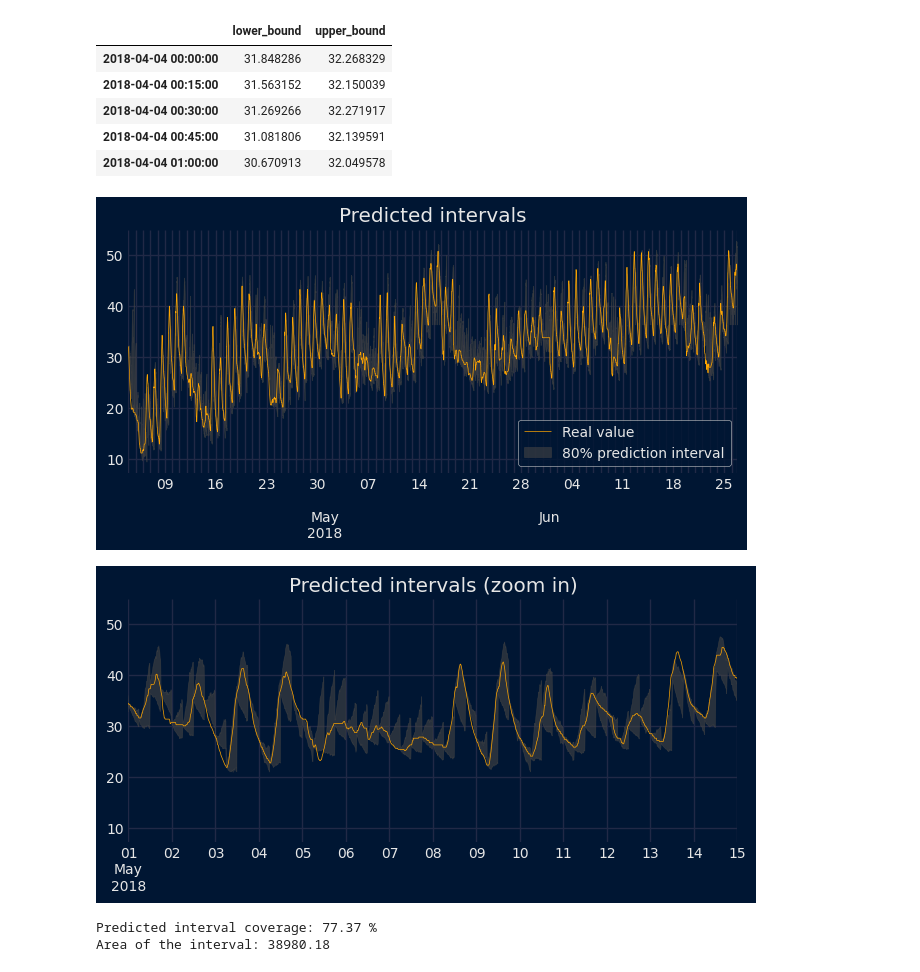
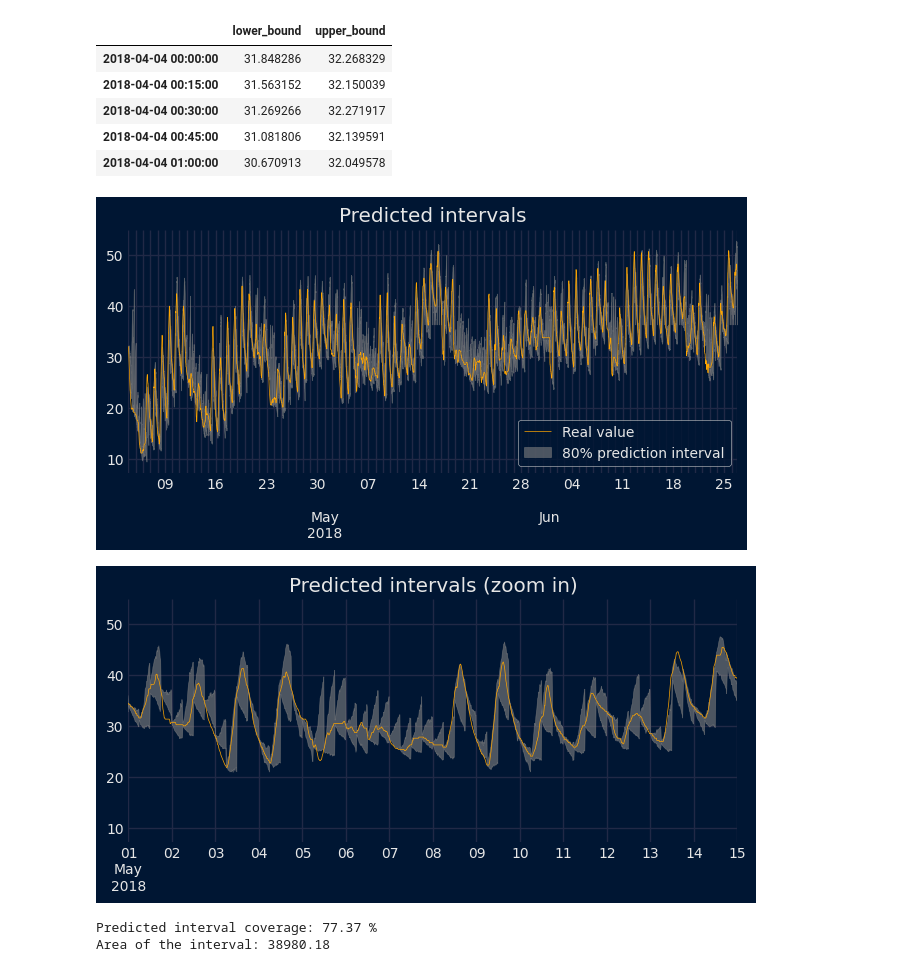
Before and after one commit to skforecast/skforecast, a Jupyter notebook: docs/user_guides/probabilistic-forecasting-quantile-regression.ipynb, the cells around one changed output. Cells and saved outputs as stored; diff of their text form; code cells hidden in the pictures.

```diff
--- a/docs/user_guides/probabilistic-forecasting-quantile-regression.ipynb
+++ b/docs/user_guides/probabilistic-forecasting-quantile-regression.ipynb
@@ -356,22 +355,22 @@ pred_intervals.head()
 # %%
 # Plot interval
 # ==============================================================================
 fig, ax = plt.subplots(figsize=(7, 3))
 data.loc[end_validation:, 'OT'].plot(ax=ax, label='Real value', color='orange')
 ax.fill_between(
     data.loc[end_validation:].index,
     pred_intervals['lower_bound'],
     pred_intervals['upper_bound'],
-    color = '#444444',
+    color = 'gray',
     alpha = 0.6,
     zorder = 1,
     label = '80% prediction interval'
 )
 ax.set_xlabel('')
 ax.set_title("Predicted intervals")
 ax.legend();
 # %% [output]
-[figure, old version]
+[figure, new version]
 # %%
 # Plot intervals with zoom ['2018-05-01', '2018-05-15']
 # ==============================================================================
@@ -381,7 +380,7 @@ ax.fill_between(
     data.loc[end_validation:].index,
     pred_intervals['lower_bound'],
     pred_intervals['upper_bound'],
-    color = '#444444',
+    color = 'gray',
     alpha = 0.6,
     zorder = 1,
     label = '80% prediction interval'
@@ -390,7 +389,7 @@ ax.set_xlabel('')
 ax.set_title("Predicted intervals (zoom in)");
 ax.set_xlim(['2018-05-01', '2018-05-15']);
 # %% [output]
-[figure, old version]
+[figure, new version]
 # %%
 # Predicted interval coverage (on test data)
 # ==============================================================================
```
Also changed, not shown: parts of 1 cell of this notebook, 4 other files.
